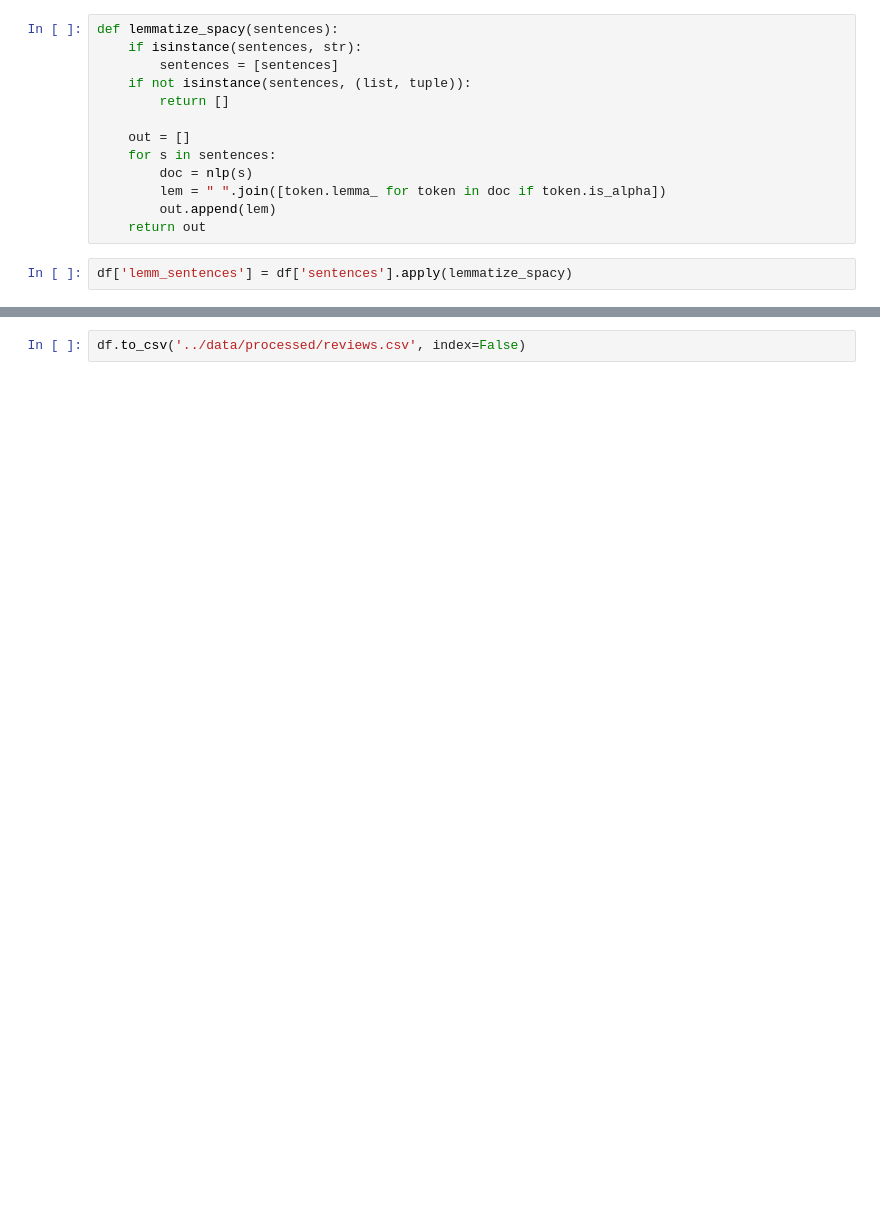
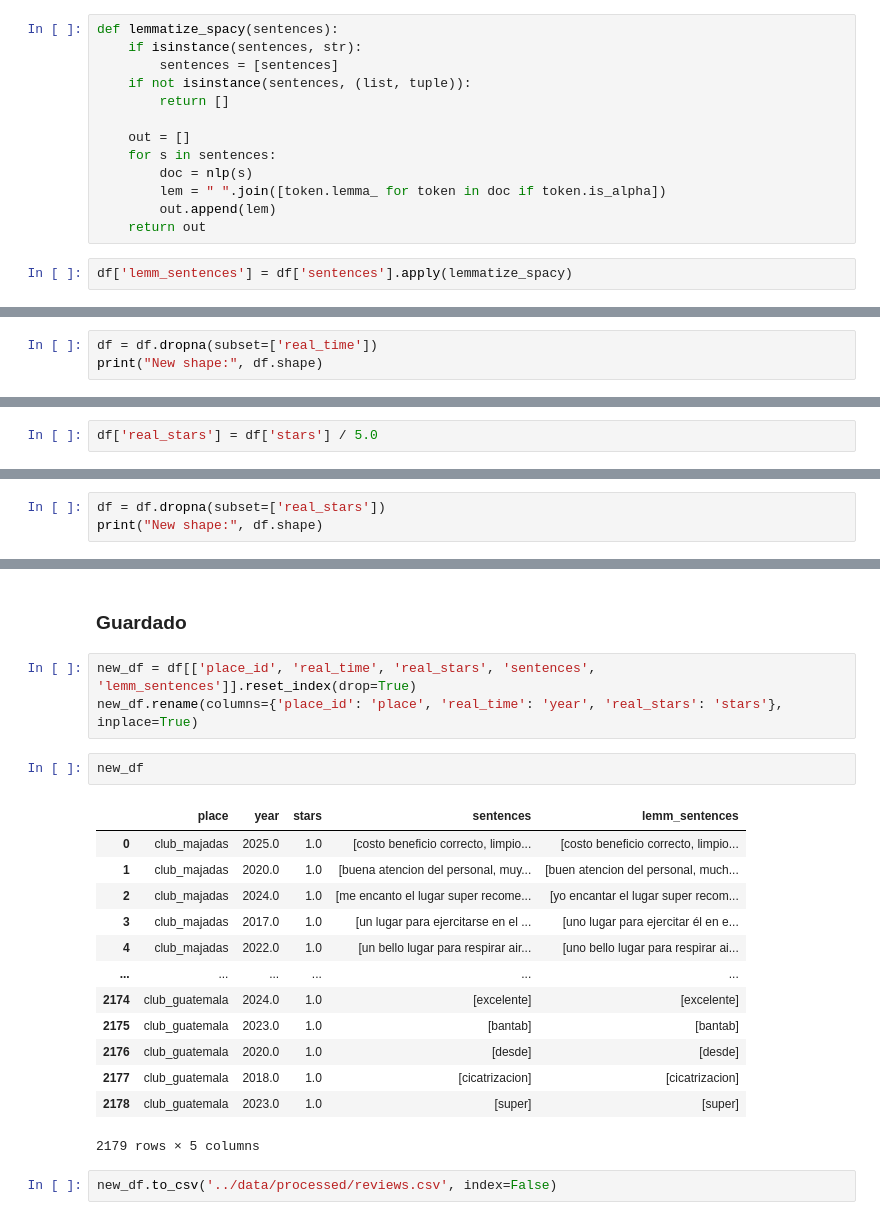
Before and after one commit to TheDeloz-v2/scrape-to-shape, a Jupyter notebook: notebooks/EDA.ipynb, the cells around one changed output, grey strips where cells are left out. Saved outputs shown, nothing was run; the diff lists cells and outputs as text; blank space fills up the shorter version.

Commit message:
[feat]: improved EDA and processed dataset

```diff
--- a/notebooks/EDA.ipynb
+++ b/notebooks/EDA.ipynb
@@ -199,0 +237,3 @@ df
+# %%
+df = df.dropna(subset=['real_time'])
+print("New shape:", df.shape)
@@ -199,0 +244,2 @@ df
+# %%
+df['real_stars'] = df['stars'] / 5.0
@@ -199,0 +251,3 @@ df
+# %%
+df = df.dropna(subset=['real_stars'])
+print("New shape:", df.shape)
@@ -200,2 +272,23 @@ df
+# %% [markdown]
+### Guardado
+# %%
+new_df = df[['place_id', 'real_time', 'real_stars', 'sentences', 'lemm_sentences']].reset_index(drop=True)
+new_df.rename(columns={'place_id': 'place', 'real_time': 'year', 'real_stars': 'stars'}, inplace=True)
+# %%
+new_df
+# %% [output]
+|  | place | year | stars | sentences | lemm_sentences |
+| 0 | club_majadas | 2025.0 | 1.0 | [costo beneficio correcto, limpio... | [costo beneficio correcto, limpio... |
+| 1 | club_majadas | 2020.0 | 1.0 | [buena atencion del personal, muy... | [buen atencion del personal, much... |
+| 2 | club_majadas | 2024.0 | 1.0 | [me encanto el lugar super recome... | [yo encantar el lugar super recom... |
+| 3 | club_majadas | 2017.0 | 1.0 | [un lugar para ejercitarse en el ... | [uno lugar para ejercitar él en e... |
+| 4 | club_majadas | 2022.0 | 1.0 | [un bello lugar para respirar air... | [uno bello lugar para respirar ai... |
+| ... | ... | ... | ... | ... | ... |
+| 2174 | club_guatemala | 2024.0 | 1.0 | [excelente] | [excelente] |
+| 2175 | club_guatemala | 2023.0 | 1.0 | [bantab] | [bantab] |
+| 2176 | club_guatemala | 2020.0 | 1.0 | [desde] | [desde] |
+| 2177 | club_guatemala | 2018.0 | 1.0 | [cicatrizacion] | [cicatrizacion] |
+| 2178 | club_guatemala | 2023.0 | 1.0 | [super] | [super] |
+2179 rows × 5 columns
 # %%
-df.to_csv('../data/processed/reviews.csv', index=False)
+new_df.to_csv('../data/processed/reviews.csv', index=False)
```
Also changed, not shown: parts of 22 cells of this notebook, 1 other file.
